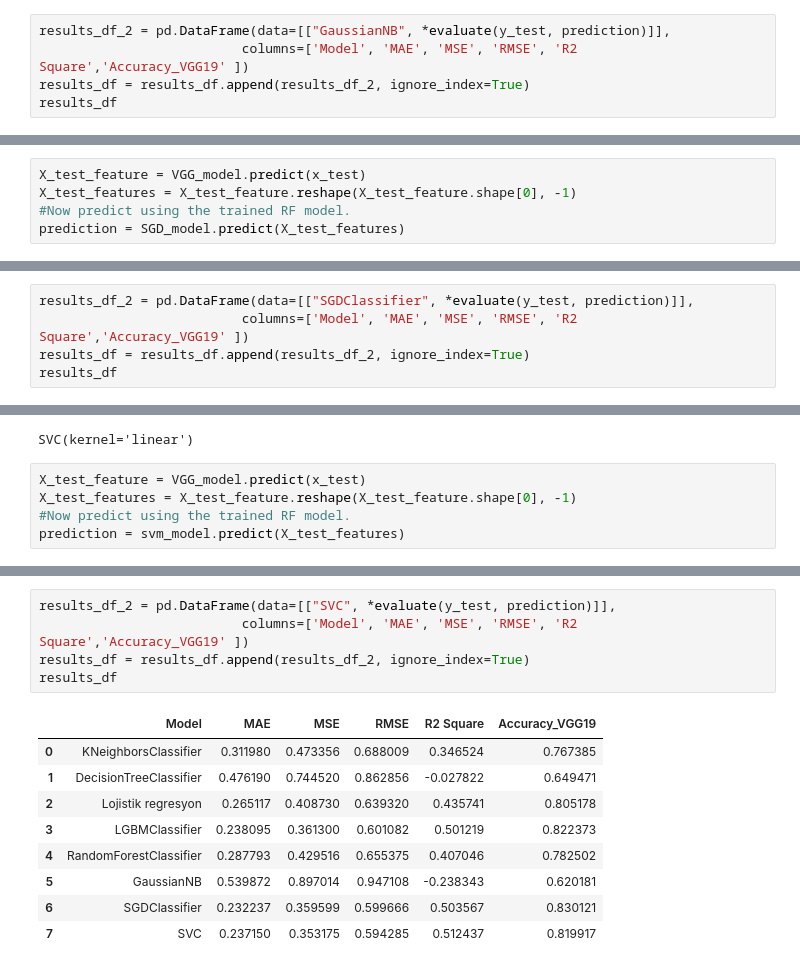
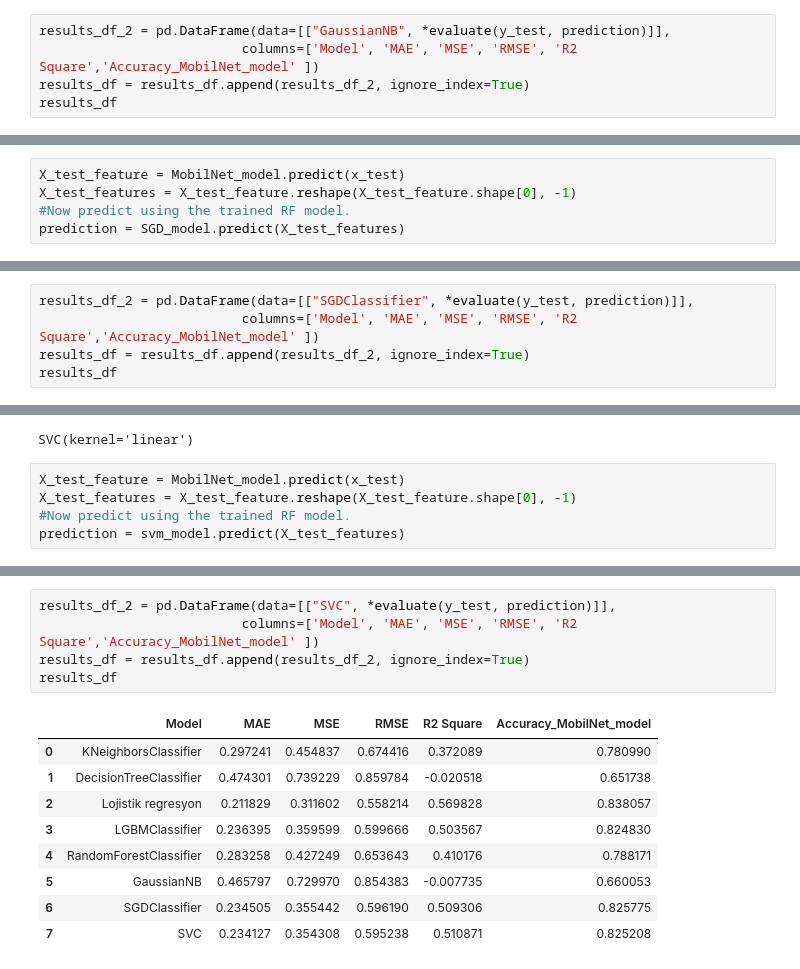
Before and after one commit to YasinnSoylu/covid-hybrid-image-processing, a Jupyter notebook: vgg19_models_128.ipynb, the cells around one changed output, grey strips where cells are left out. Drawn from its saved outputs; the diff is of its cells as text.

```diff
--- a/vgg19_models_128.ipynb
+++ b/vgg19_models_128.ipynb
@@ -530,7 +543,7 @@ Accuracy 0.6201814058956916
 __________________________________
 # %%
 results_df_2 = pd.DataFrame(data=[["GaussianNB", *evaluate(y_test, prediction)]],
-                          columns=['Model', 'MAE', 'MSE', 'RMSE', 'R2 Square','Accuracy_VGG19' ])
+                          columns=['Model', 'MAE', 'MSE', 'RMSE', 'R2 Square','Accuracy_MobilNet_model' ])
 results_df = results_df.append(results_df_2, ignore_index=True)
 results_df
 # %% [output]
@@ -575,7 +588,7 @@ SGD_model
 # %% [output]
 SGDClassifier()
 # %%
-X_test_feature = VGG_model.predict(x_test)
+X_test_feature = MobilNet_model.predict(x_test)
 X_test_features = X_test_feature.reshape(X_test_feature.shape[0], -1)
 #Now predict using the trained RF model.
 prediction = SGD_model.predict(X_test_features)
@@ -593,7 +606,7 @@ Accuracy 0.8301209372637944
 __________________________________
 # %%
 results_df_2 = pd.DataFrame(data=[["SGDClassifier", *evaluate(y_test, prediction)]],
-                          columns=['Model', 'MAE', 'MSE', 'RMSE', 'R2 Square','Accuracy_VGG19' ])
+                          columns=['Model', 'MAE', 'MSE', 'RMSE', 'R2 Square','Accuracy_MobilNet_model' ])
 results_df = results_df.append(results_df_2, ignore_index=True)
 results_df
 # %% [output]
@@ -638,7 +651,7 @@ svm_model
 # %% [output]
 SVC(kernel='linear')
 # %%
-X_test_feature = VGG_model.predict(x_test)
+X_test_feature = MobilNet_model.predict(x_test)
 X_test_features = X_test_feature.reshape(X_test_feature.shape[0], -1)
 #Now predict using the trained RF model.
 prediction = svm_model.predict(X_test_features)
@@ -656,19 +669,19 @@ Accuracy 0.8199168556311414
 __________________________________
 # %%
 results_df_2 = pd.DataFrame(data=[["SVC", *evaluate(y_test, prediction)]],
-                          columns=['Model', 'MAE', 'MSE', 'RMSE', 'R2 Square','Accuracy_VGG19' ])
+                          columns=['Model', 'MAE', 'MSE', 'RMSE', 'R2 Square','Accuracy_MobilNet_model' ])
 results_df = results_df.append(results_df_2, ignore_index=True)
 results_df
 # %% [output]
-|  | Model | MAE | MSE | RMSE | R2 Square | Accuracy_VGG19 |
-| 0 | KNeighborsClassifier | 0.311980 | 0.473356 | 0.688009 | 0.346524 | 0.767385 |
-| 1 | DecisionTreeClassifier | 0.476190 | 0.744520 | 0.862856 | -0.027822 | 0.649471 |
-| 2 | Lojistik regresyon | 0.265117 | 0.408730 | 0.639320 | 0.435741 | 0.805178 |
-| 3 | LGBMClassifier | 0.238095 | 0.361300 | 0.601082 | 0.501219 | 0.822373 |
-| 4 | RandomForestClassifier | 0.287793 | 0.429516 | 0.655375 | 0.407046 | 0.782502 |
-| 5 | GaussianNB | 0.539872 | 0.897014 | 0.947108 | -0.238343 | 0.620181 |
-| 6 | SGDClassifier | 0.232237 | 0.359599 | 0.599666 | 0.503567 | 0.830121 |
-| 7 | SVC | 0.237150 | 0.353175 | 0.594285 | 0.512437 | 0.819917 |
+|  | Model | MAE | MSE | RMSE | R2 Square | Accuracy_MobilNet_model |
+| 0 | KNeighborsClassifier | 0.297241 | 0.454837 | 0.674416 | 0.372089 | 0.780990 |
+| 1 | DecisionTreeClassifier | 0.474301 | 0.739229 | 0.859784 | -0.020518 | 0.651738 |
+| 2 | Lojistik regresyon | 0.211829 | 0.311602 | 0.558214 | 0.569828 | 0.838057 |
+| 3 | LGBMClassifier | 0.236395 | 0.359599 | 0.599666 | 0.503567 | 0.824830 |
+| 4 | RandomForestClassifier | 0.283258 | 0.427249 | 0.653643 | 0.410176 | 0.788171 |
+| 5 | GaussianNB | 0.465797 | 0.729970 | 0.854383 | -0.007735 | 0.660053 |
+| 6 | SGDClassifier | 0.234505 | 0.355442 | 0.596190 | 0.509306 | 0.825775 |
+| 7 | SVC | 0.234127 | 0.354308 | 0.595238 | 0.510871 | 0.825208 |
 # %%
 print(classification_report(y_test,prediction))
 # %% [output]
```
Also changed, not shown: parts of 49 cells of this notebook.
